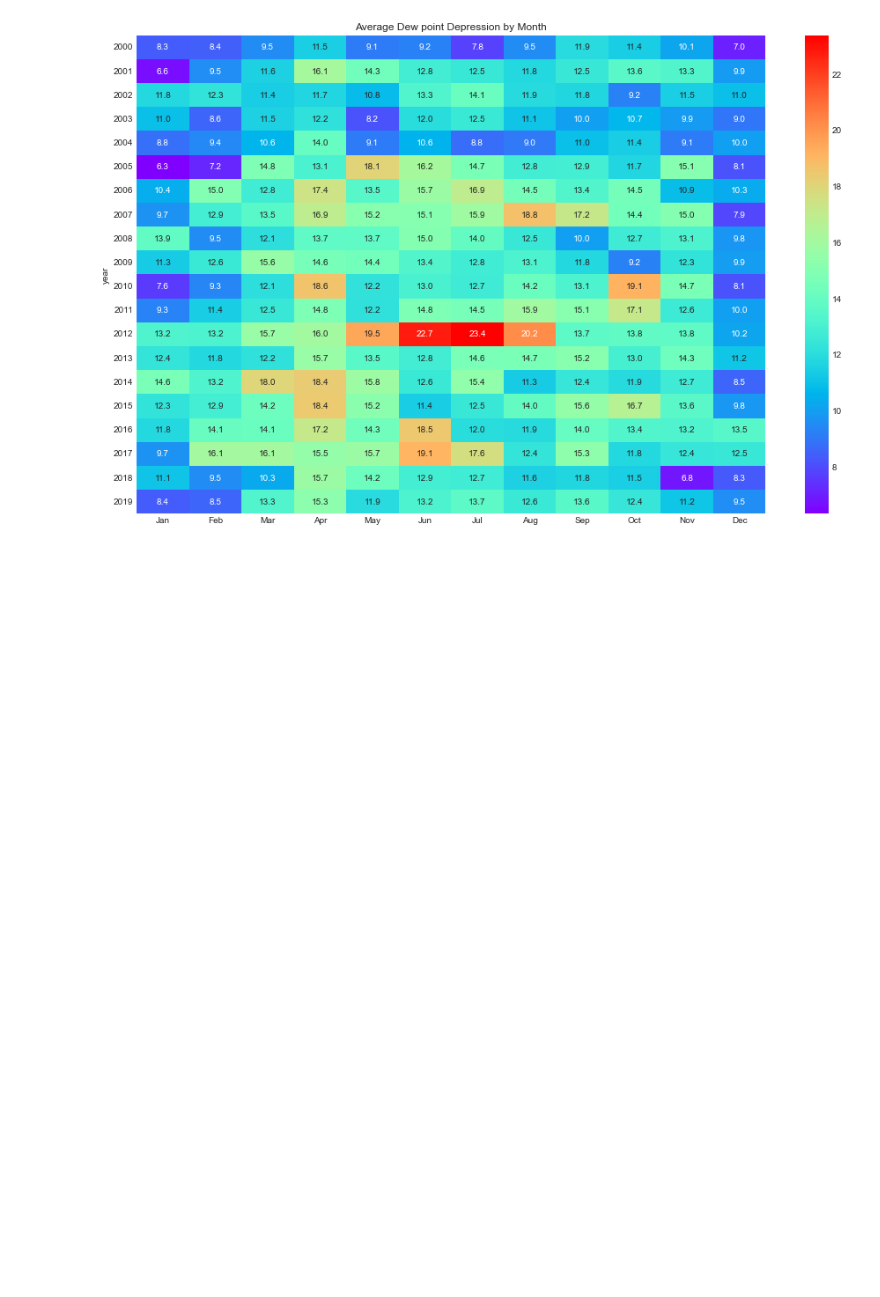
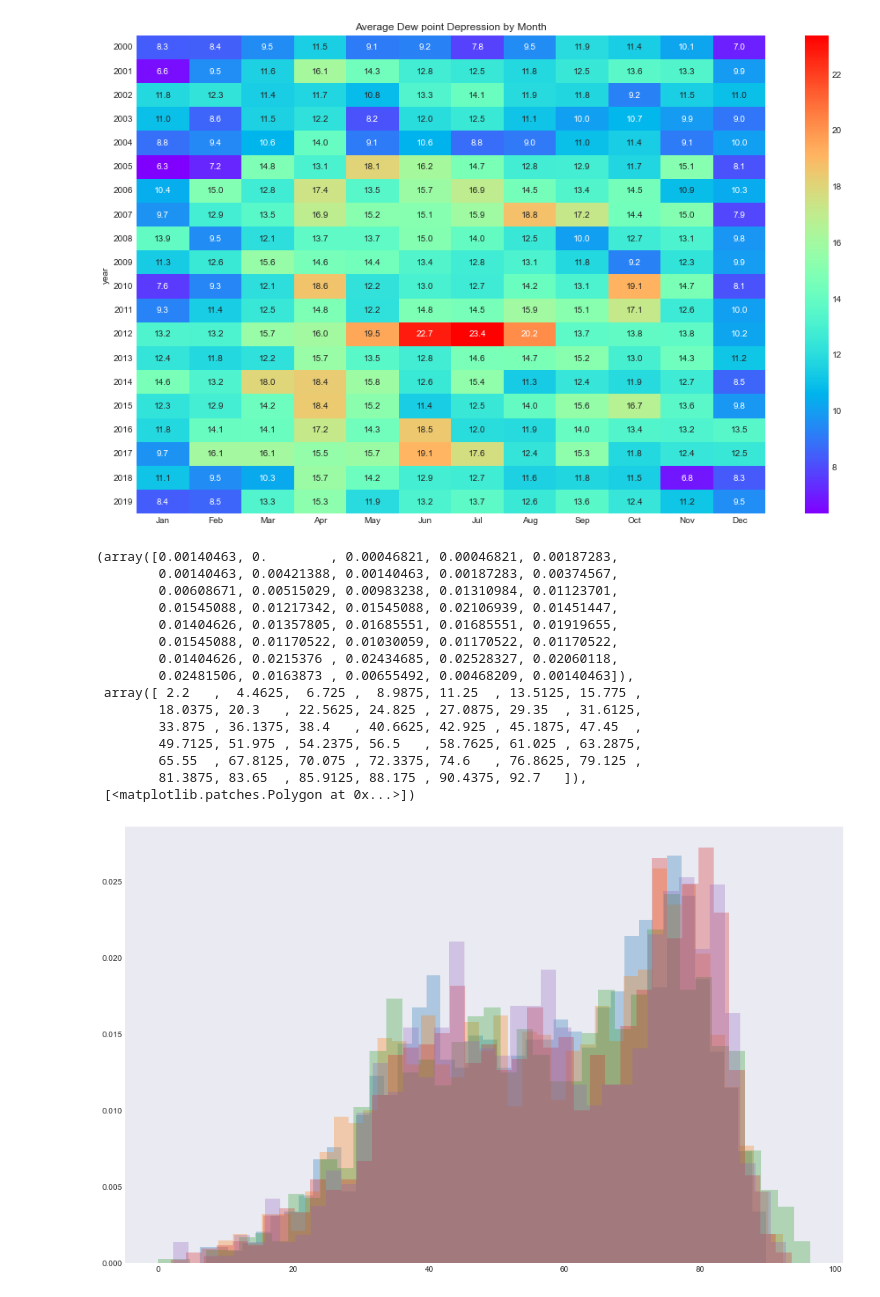
Before and after one commit to billtell/NOAA_GSOD_LambertSTL_2000to2022, a Jupyter notebook: GSOD_lambertSTL_EDA.ipynb, the cells around one changed output. Drawn from its saved outputs; the diff is of its cells as text; code cells hidden in the pictures; blank space fills up the shorter version.

```diff
--- a/GSOD_lambertSTL_EDA.ipynb
+++ b/GSOD_lambertSTL_EDA.ipynb
@@ -828,3 +828,35 @@ plt.yticks(rotation=0)
 plt.show()
 # %% [output]
 [figure]
+# %%
+x1 = lambert_2000_2004['Ave_temp']
+x2 = lambert_2005_2010['Ave_temp']
+x3 = lambert_2011_2014['Ave_temp']
+x4 = lambert_2015_2019['Ave_temp']
+x5 = lambert_recent['Ave_temp']
+
+kwargs = dict(histtype='stepfilled', alpha=0.3, density=True, bins=40)
+
+plt.subplots(figsize=(16,10))
+plt.hist(x1, **kwargs)
+plt.hist(x2, **kwargs)
+plt.hist(x3, **kwargs)
+plt.hist(x4, **kwargs)
+plt.hist(x5, **kwargs)
+# %% [output]
+(array([0.00140463, 0.        , 0.00046821, 0.00046821, 0.00187283,
+        0.00140463, 0.00421388, 0.00140463, 0.00187283, 0.00374567,
+        0.00608671, 0.00515029, 0.00983238, 0.01310984, 0.01123701,
+        0.01545088, 0.01217342, 0.01545088, 0.02106939, 0.01451447,
+        0.01404626, 0.01357805, 0.01685551, 0.01685551, 0.01919655,
+        0.01545088, 0.01170522, 0.01030059, 0.01170522, 0.01170522,
+        0.01404626, 0.0215376 , 0.02434685, 0.02528327, 0.02060118,
+        0.02481506, 0.0163873 , 0.00655492, 0.00468209, 0.00140463]),
+ array([ 2.2   ,  4.4625,  6.725 ,  8.9875, 11.25  , 13.5125, 15.775 ,
+        18.0375, 20.3   , 22.5625, 24.825 , 27.0875, 29.35  , 31.6125,
+        33.875 , 36.1375, 38.4   , 40.6625, 42.925 , 45.1875, 47.45  ,
+        49.7125, 51.975 , 54.2375, 56.5   , 58.7625, 61.025 , 63.2875,
+        65.55  , 67.8125, 70.075 , 72.3375, 74.6   , 76.8625, 79.125 ,
+        81.3875, 83.65  , 85.9125, 88.175 , 90.4375, 92.7   ]),
+ [<matplotlib.patches.Polygon at 0x...>])
+[figure, added]
```
Also changed, not shown: parts of 2 cells of this notebook.
